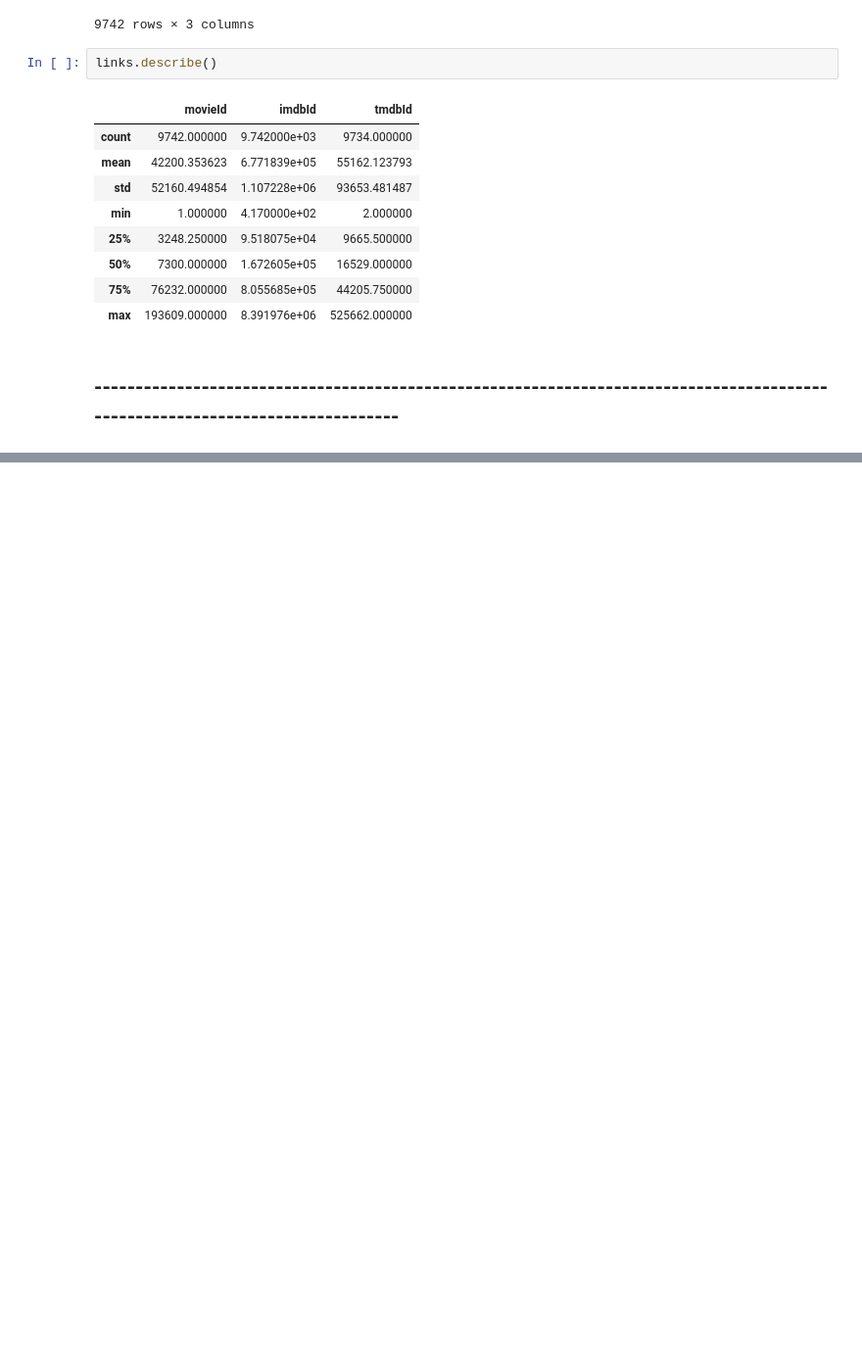
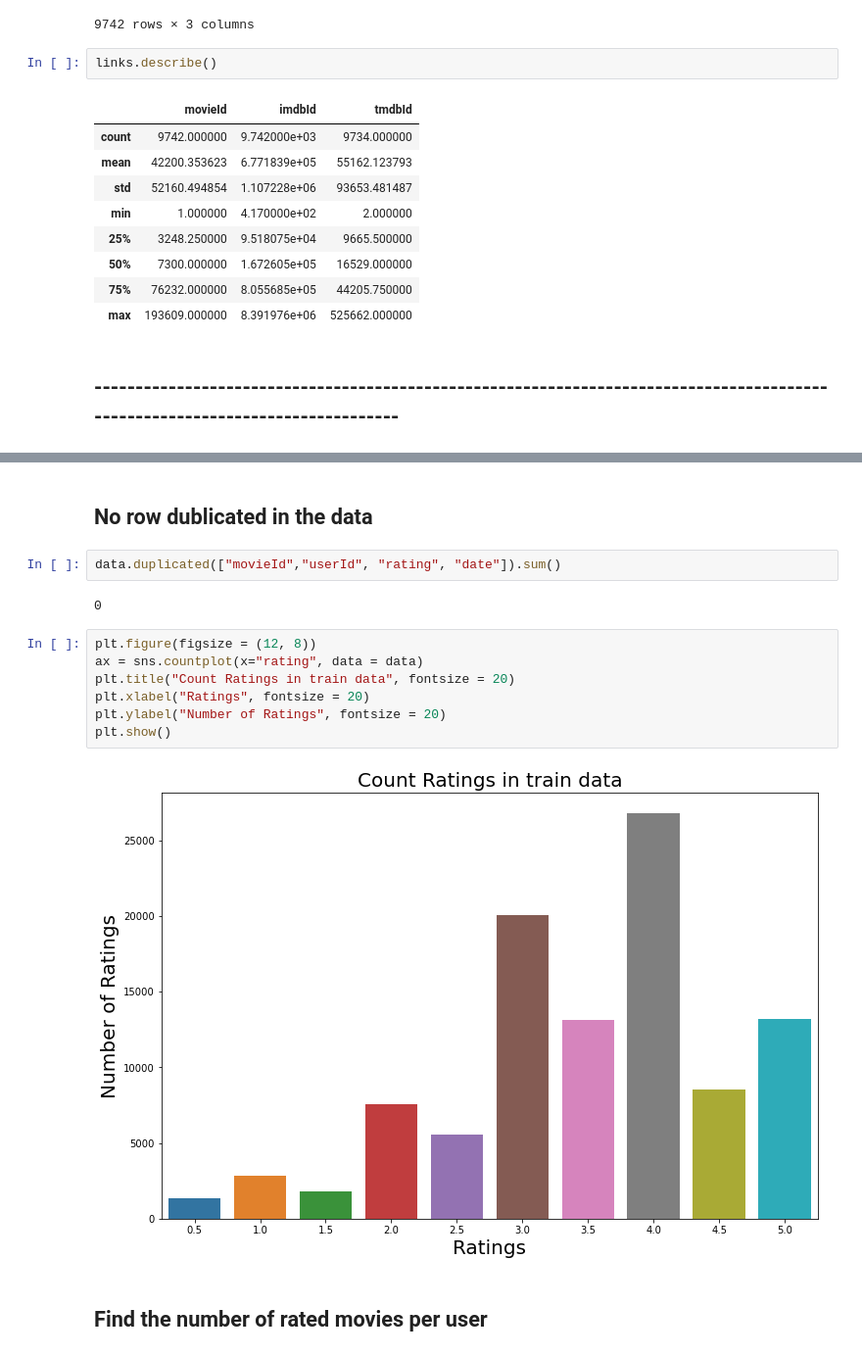
Before and after one commit to mohammad-khamlan/Movie-Recommendation-System, a Jupyter notebook: Movie Recommendation.ipynb, the cells around one changed output, grey strips where cells are left out. Shown at 98% size. Saved outputs shown, nothing was run; the diff lists cells and outputs as text; blank space fills up the shorter version.

```diff
--- a/Movie Recommendation.ipynb
+++ b/Movie Recommendation.ipynb
@@ -246,0 +192,17 @@ ratings
+# %% [markdown]
+## No row dublicated in the data
+# %%
+data.duplicated(["movieId","userId", "rating", "date"]).sum()
+# %% [output]
+0
+# %%
+plt.figure(figsize = (12, 8))
+ax = sns.countplot(x="rating", data = data)
+plt.title("Count Ratings in train data", fontsize = 20)
+plt.xlabel("Ratings", fontsize = 20)
+plt.ylabel("Number of Ratings", fontsize = 20)
+plt.show()
+# %% [output]
+[figure, added]
+# %% [markdown]
+## Find the number of rated movies per user
```
Also changed, not shown: parts of 65 cells of this notebook, 2 other files.
